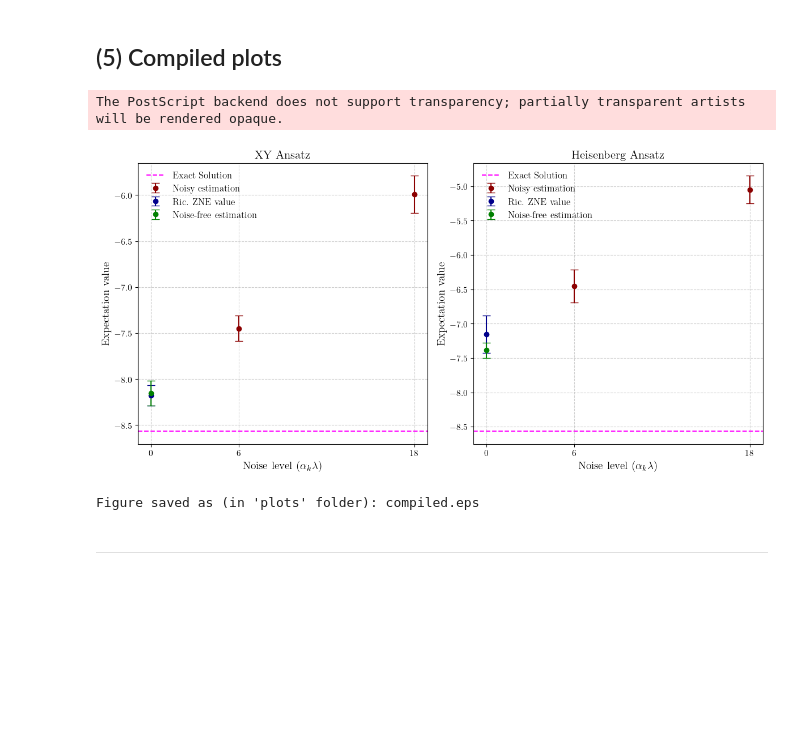
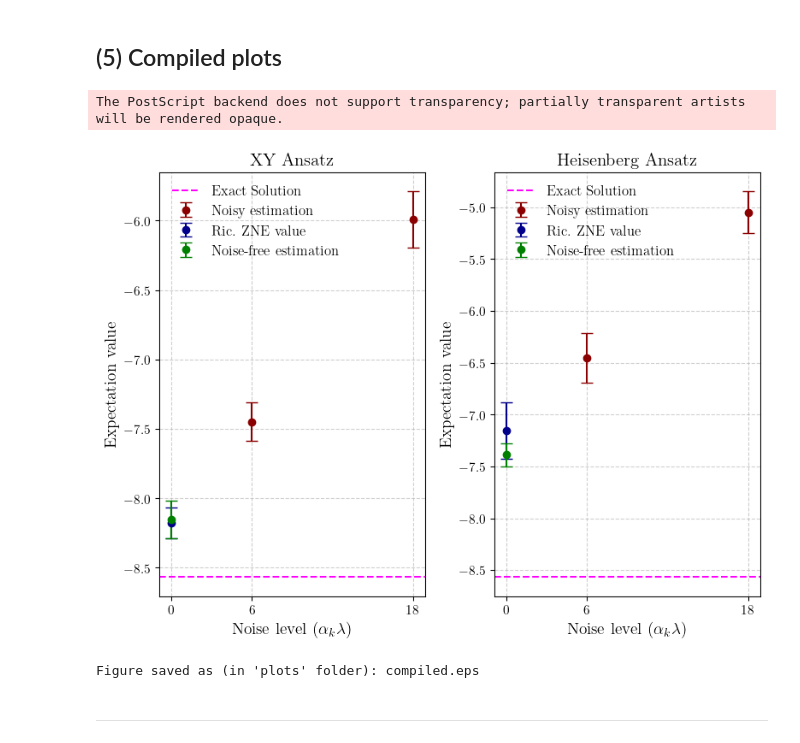
Before and after one commit to arijit-ship/indirect-zne, a Jupyter notebook: experiments/contents/experiment10[Noise free time evolution]/experiment10.noisefree_timeevo.ipynb, the cells around one changed output. Saved outputs shown, nothing was run; the diff lists cells and outputs as text; code cells hidden in the pictures; blank space fills up the shorter version.

```diff
--- a/experiments/contents/experiment10[Noise free time evolution]/experiment10.noisefree_timeevo.ipynb
+++ b/experiments/contents/experiment10[Noise free time evolution]/experiment10.noisefree_timeevo.ipynb
@@ -411,8 +413,9 @@ Figure saved as (in 'plots' folder): {'heisenberg_ansatz_further_ric3'}
 ## (5) Compiled plots
 # %%
 # Create subplots: 1 row, 2 columns
-fig, axes = plt.subplots(1, 2, figsize=(12, 6))  # Adjust figsize for wider plots
-
+fig, axes = plt.subplots(1, 2, figsize=(8, 6))  # Adjust figsize for wider plots
+# PLot name
+plot_name: str= "xy_heisen_comp_ric.eps"
 # XY plot (first subplot)
 axes[0].errorbar(
     x=noise_levels,
@@ -483,35 +486,35 @@ axes[1].errorbar(
     y=noise_off_vqe_vals["heisenberg"]["mean"],
     yerr=noise_off_vqe_vals["heisenberg"]["std"],
     fmt="o",
     ecolor=plot_colors[6],
     capsize=5,
     label="Noise-free estimation",
     color=plot_colors[6],
 )
 axes[1].axhline(
     y=exact_sol,
     color=plot_colors[5],
     linestyle="--",
     label="Exact Solution",
 )
 axes[1].set_xlabel(r"Noise level ($\alpha_k\lambda$)", fontsize=14)
 axes[1].set_ylabel("Expectation value", fontsize=14)
 axes[1].set_title("Heisenberg Ansatz", fontsize=15)
 axes[1].grid(True, linestyle="--", alpha=0.6)
 axes[1].legend(loc="upper left", fontsize=12, frameon=False)
 axes[1].set_xticks([extrapolated_noise] + noise_levels)
 
 # Adjust layout and display
 plt.tight_layout()
 
 # Save figure (optional)
-plt.savefig(f"plots/{plot_export_names['compiled']}", format="eps")
+plt.savefig(f"plots/{plot_name}", format="eps")
 plt.show()
 
 print("Figure saved as (in 'plots' folder):", plot_export_names['compiled'])
 # %% [output]
 The PostScript backend does not support transparency; partially transparent artists will be rendered opaque.
-[figure, old version]
+[figure, new version]
 Figure saved as (in 'plots' folder): compiled.eps
 # %% [markdown]
 ---
```
Also changed, not shown: parts of 7 cells of this notebook, 6 other files.
